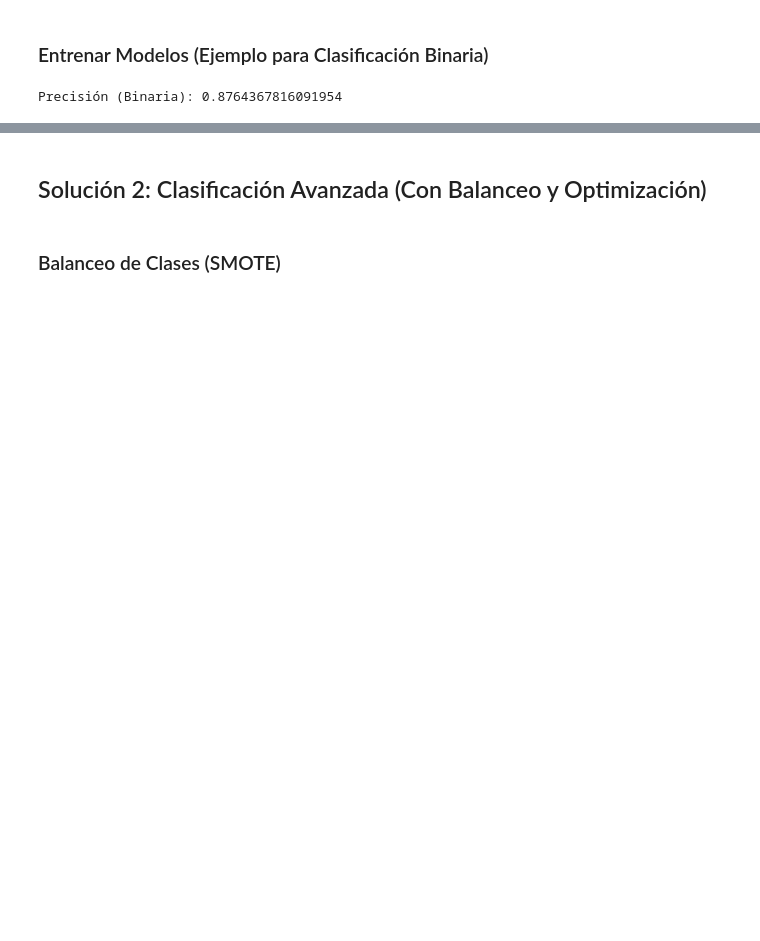
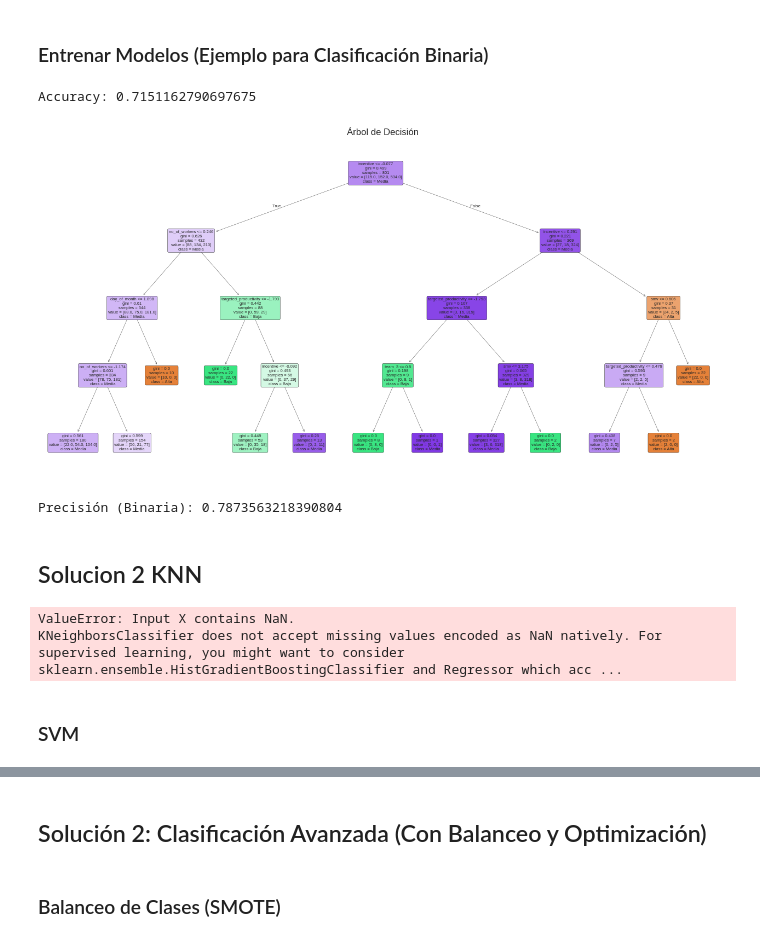
Before and after one commit to apovisr/PUCP_machine-learning, a Jupyter notebook: garment-productivity.ipynb, the cells around one changed output, grey strips where cells are left out. Drawn from its saved outputs; the diff is of its cells as text; code cells hidden in the pictures; blank space fills up the shorter version.

Commit message:
add models

```diff
--- a/garment-productivity.ipynb
+++ b/garment-productivity.ipynb
@@ -287,8 +283,29 @@ KeyError: "['actual_productivity'] not found in axis"
 # %% [markdown]
 ### Entrenar Modelos (Ejemplo para Clasificación Binaria)
+# %%
+from sklearn.tree import DecisionTreeClassifier
+from sklearn.metrics import accuracy_score
+from sklearn.tree import plot_tree
+import matplotlib.pyplot as plt
+
+# Crear y entrenar el modelo Árbol de Decisión
+tree = DecisionTreeClassifier(max_depth=4, random_state=42)
+tree.fit(X_train, y_train)
+
+# Predecir y evaluar
+y_pred = tree.predict(X_test)
+print("Accuracy:", accuracy_score(y_test, y_pred))
+
+plt.figure(figsize=(16, 8))
+plot_tree(tree, feature_names=X_train.columns, class_names=[str(c) for c in tree.classes_], filled=True, rounded=True)
+plt.title("Árbol de Decisión")
+plt.show()
+# %% [output]
+Accuracy: 0.7151162790697675
+[figure, added]
 # %%
 # Dividir datos
-X_train, X_test, y_train, y_test = train_test_split(X, y_bin, test_size=0.3, random_state=42)
+X_train, X_test, y_train, y_test = train_test_split(X, y_multi, test_size=0.3, random_state=42)
 
 # Entrenar modelo
 model = RandomForestClassifier(random_state=42)
@@ -298,4 +315,22 @@ model.fit(X_train, y_train)
 y_pred = model.predict(X_test)
 print("Precisión (Binaria):", accuracy_score(y_test, y_pred))
 # %% [output]
-Precisión (Binaria): 0.8764367816091954
+Precisión (Binaria): 0.7873563218390804
+# %% [markdown]
+## Solucion 2 KNN
+# %%
+from sklearn.neighbors import KNeighborsClassifier
+from sklearn.metrics import accuracy_score
+
+# Crear y entrenar el modelo KNN
+knn = KNeighborsClassifier(n_neighbors=20)
+knn.fit(X_train, y_train)
+
+# Predecir y evaluar
+y_pred = knn.predict(X_test)
+print("Accuracy:", accuracy_score(y_test, y_pred))
+# %% [output]
+ValueError: Input X contains NaN.
+KNeighborsClassifier does not accept missing values encoded as NaN natively. For supervised learning, you might want to consider sklearn.ensemble.HistGradientBoostingClassifier and Regressor which acc ...
+# %% [markdown]
+### SVM
```
Also changed, not shown: parts of 19 cells of this notebook.
